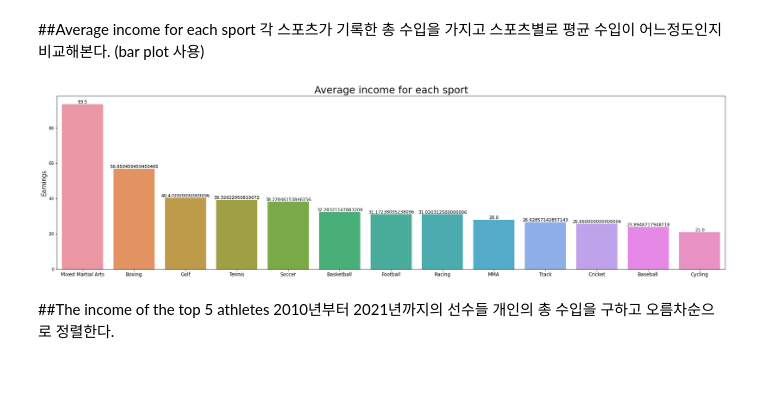
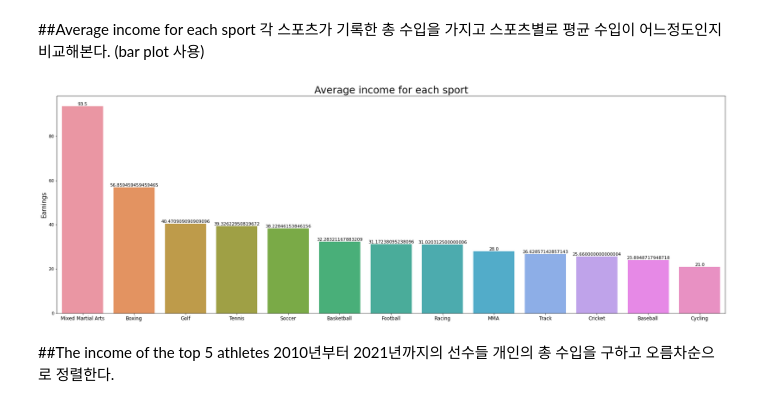
Before and after one commit to gjsin1105/DAP__, a Jupyter notebook: FinalProject.ipynb, the cells around one changed output. Saved outputs shown, nothing was run; the diff lists cells and outputs as text; code cells hidden in the pictures; blank space fills up the shorter version.

```diff
--- a/FinalProject.ipynb
+++ b/FinalProject.ipynb
@@ -79,23 +79,23 @@ Name: Earnings, dtype: float64
 각 스포츠가 기록한 총 수입을 가지고 스포츠별로 평균 수입이 어느정도인지 비교해본다.
 (bar plot 사용)
 # %%
-plt.figure(figsize = (30, 8))
+plt.figure(figsize = (30, 10))
 plt.title("Average income for each sport", size=25)
 plt.xticks(fontsize=12)
 plt.ylabel('Earnings', size=15)
 x = [0, 1, 2, 3, 4, 5, 6, 7, 8, 9, 10, 11, 12]
 avgtotal = df.groupby('Sport')['Earnings'].mean().sort_values(ascending=False)
 for i, v in enumerate(x):
     plt.text(v, avgtotal[i], avgtotal[i],
              fontsize = 11,
              color='black',
              horizontalalignment='center',
              verticalalignment='bottom')
 sport_kind = [sport for sport in avgtotal.index]
 sns.barplot(x=sport_kind, y=avgtotal)
 plt.show()
 # %% [output]
-[figure, old version]
+[figure, new version]
 # %% [markdown]
 ##The income of the top 5 athletes
 2010년부터 2021년까지의 선수들 개인의 총 수입을 구하고 오름차순으로 정렬한다.
```
